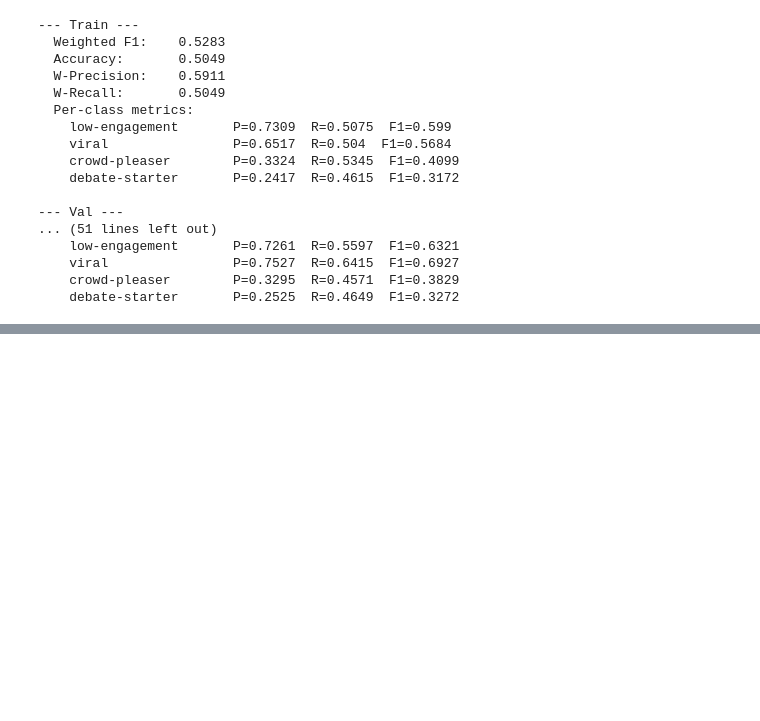
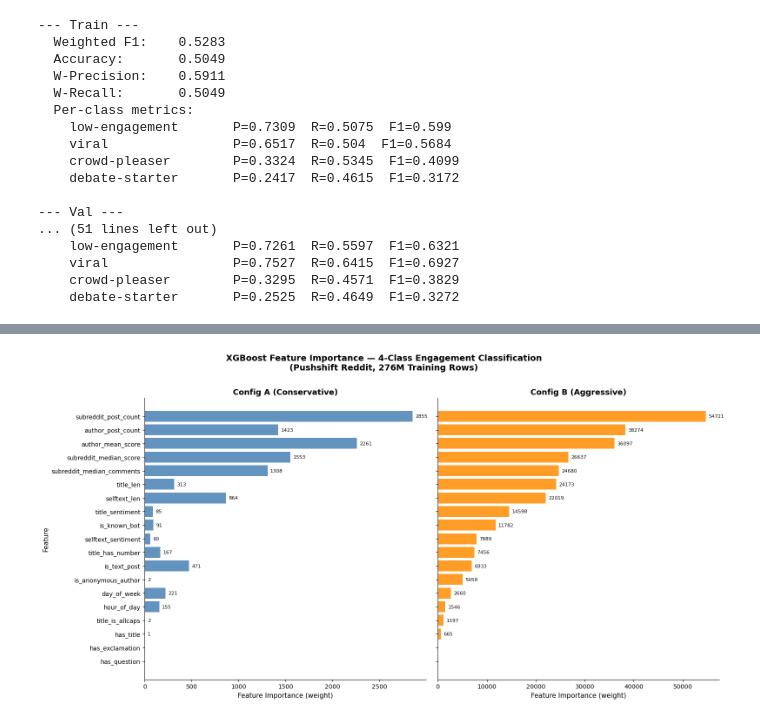
Before and after one commit to eugenefkim/reddit-engagement-classifier, a Jupyter notebook: notebooks/Milestone3_Pushshift.ipynb, the cells around one changed output, grey strips where cells are left out. Drawn from its saved outputs; the diff is of its cells as text; code cells hidden in the pictures; blank space fills up the shorter version.

Commit message:
feat: completed Milestone 3 notebook, xgboost binary model fitting, analysis and results

```diff
--- a/notebooks/Milestone3_Pushshift.ipynb
+++ b/notebooks/Milestone3_Pushshift.ipynb
@@ -1633,0 +1693,19 @@ for name, model in [("A", model_A), ("B", model_B)]:
+# %%
+import pandas as pd
+
+CLASS_LABELS = {0: "low-engagement", 1: "viral", 2: "crowd-pleaser", 3: "debate-starter"}
+
+rows = []
+for config_name, splits in results.items():
+    for split_name, metrics in splits.items():
+        rows.append({
+            "Config":      f"Config {config_name}",
+            "Split":       split_name,
+            "Weighted F1": round(metrics["f1"], 4),
+            "Accuracy":    round(metrics["accuracy"], 4),
+            "W-Precision": round(metrics["weightedPrecision"], 4),
+            "W-Recall":    round(metrics["weightedRecall"], 4),
+        })
+
+summary_df = pd.DataFrame(rows).set_index(["Config", "Split"])
+print(summary_df.to_string())
@@ -1633,0 +1801,61 @@ for name, model in [("A", model_A), ("B", model_B)]:
+# %%
+import matplotlib.pyplot as plt
+import numpy as np
+
+FEATURE_NAMES = [
+    "title_len", "has_question", "has_exclamation", "title_has_number", "title_is_allcaps",
+    "has_title", "is_text_post", "selftext_len",
+    "is_known_bot", "is_anonymous_author",
+    "hour_of_day", "day_of_week",
+    "author_post_count", "author_mean_score",
+    "subreddit_post_count", "subreddit_median_score", "subreddit_median_comments",
+    "title_sentiment", "selftext_sentiment"
+]
+
+def get_feature_importance(model, feature_names):
+    # Extract the underlying sklearn booster from SparkXGBClassifierModel
+    booster = model.get_booster()
+    scores = booster.get_score(importance_type="weight")
+    # Map f0, f1, ... feature names to actual names
+    importance = {feature_names[int(k[1:])]: v for k, v in scores.items()}
+    # Fill missing features with 0
+    return {name: importance.get(name, 0) for name in feature_names}
+
+importance_A = get_feature_importance(model_A, FEATURE_NAMES)
+importance_B = get_feature_importance(model_B, FEATURE_NAMES)
+
+# Sort by Config B importance for consistent ordering
+sorted_features = sorted(FEATURE_NAMES, key=lambda f: importance_B[f])
+vals_A = [importance_A[f] for f in sorted_features]
+vals_B = [importance_B[f] for f in sorted_features]
+
+# Plot
+fig, axes = plt.subplots(1, 2, figsize=(16, 8), sharey=True)
+
+for ax, vals, title, color in zip(
+    axes,
+    [vals_A, vals_B],
+    ["Config A (Conservative)", "Config B (Aggressive)"],
+    ["steelblue", "darkorange"]
+):
+    bars = ax.barh(sorted_features, vals, color=color, alpha=0.85)
+    ax.set_title(title, fontsize=13, fontweight="bold")
+    ax.set_xlabel("Feature Importance (weight)", fontsize=11)
+    ax.spines["top"].set_visible(False)
+    ax.spines["right"].set_visible(False)
+    for bar, val in zip(bars, vals):
+        if val > 0:
+            ax.text(bar.get_width() + max(vals)*0.01, bar.get_y() + bar.get_height()/2,
+                    f"{int(val)}", va="center", fontsize=8)
+
+axes[0].set_ylabel("Feature", fontsize=11)
+plt.suptitle("XGBoost Feature Importance — 4-Class Engagement Classification\n(Pushshift Reddit, 276M Training Rows)",
+             fontsize=14, fontweight="bold", y=1.01)
+plt.tight_layout()
+
+os.makedirs("../outputs/figures", exist_ok=True)
+plt.savefig("../outputs/figures/xgboost_4class_feature_importance.png", dpi=150, bbox_inches="tight")
+plt.show()
+print("Feature importance plot saved.")
+# %% [output]
+[figure, added]
```
Also changed, not shown: parts of 35 cells of this notebook, 5 other files.
